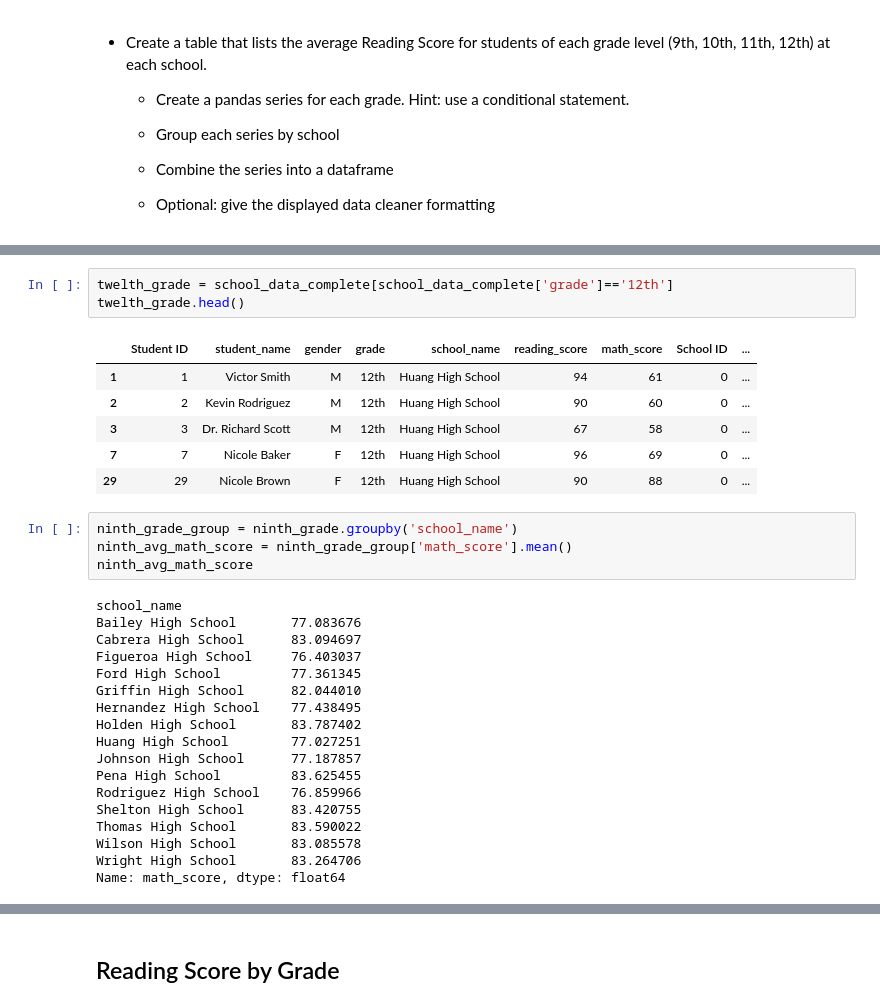
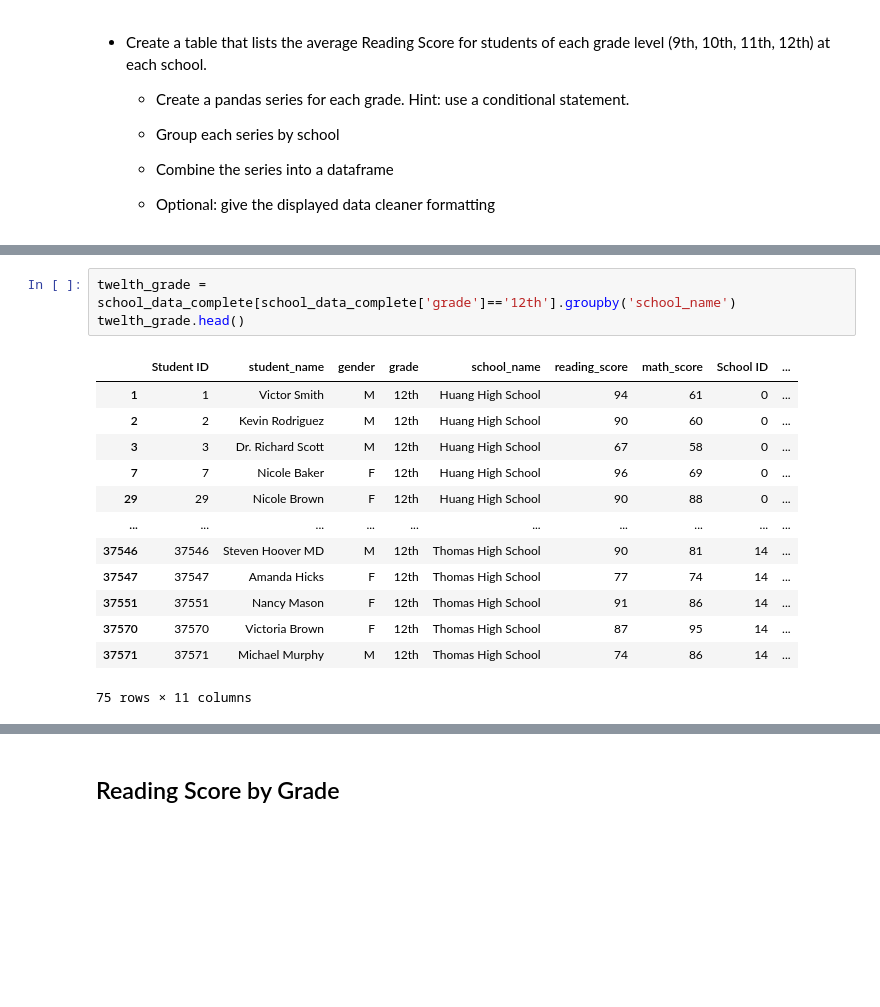
Before and after one commit to Patriotwo/pandas-challenge, a Jupyter notebook: PyCitySchools/PyCitySchools_starter.ipynb, the cells around one changed output, grey strips where cells are left out. Cells and saved outputs as stored; diff of their text form; blank space fills up the shorter version.

```diff
--- a/PyCitySchools/PyCitySchools_starter.ipynb
+++ b/PyCitySchools/PyCitySchools_starter.ipynb
@@ -331,32 +371,17 @@ eleventh_grade.head()
 # %%
-twelth_grade = school_data_complete[school_data_complete['grade']=='12th']
+twelth_grade = school_data_complete[school_data_complete['grade']=='12th'].groupby('school_name')
 twelth_grade.head()
 # %% [output]
 |  | Student ID | student_name | gender | grade | school_name | reading_score | math_score | School ID | ... |
 | 1 | 1 | Victor Smith | M | 12th | Huang High School | 94 | 61 | 0 | ... |
 | 2 | 2 | Kevin Rodriguez | M | 12th | Huang High School | 90 | 60 | 0 | ... |
 | 3 | 3 | Dr. Richard Scott | M | 12th | Huang High School | 67 | 58 | 0 | ... |
 | 7 | 7 | Nicole Baker | F | 12th | Huang High School | 96 | 69 | 0 | ... |
 | 29 | 29 | Nicole Brown | F | 12th | Huang High School | 90 | 88 | 0 | ... |
+| ... | ... | ... | ... | ... | ... | ... | ... | ... | ... |
+| 37546 | 37546 | Steven Hoover MD | M | 12th | Thomas High School | 90 | 81 | 14 | ... |
+| 37547 | 37547 | Amanda Hicks | F | 12th | Thomas High School | 77 | 74 | 14 | ... |
+| 37551 | 37551 | Nancy Mason | F | 12th | Thomas High School | 91 | 86 | 14 | ... |
+| 37570 | 37570 | Victoria Brown | F | 12th | Thomas High School | 87 | 95 | 14 | ... |
+| 37571 | 37571 | Michael Murphy | M | 12th | Thomas High School | 74 | 86 | 14 | ... |
+75 rows × 11 columns
-# %%
-ninth_grade_group = ninth_grade.groupby('school_name')
-ninth_avg_math_score = ninth_grade_group['math_score'].mean()
-ninth_avg_math_score
-# %% [output]
-school_name
-Bailey High School       77.083676
-Cabrera High School      83.094697
-Figueroa High School     76.403037
-Ford High School         77.361345
-Griffin High School      82.044010
-Hernandez High School    77.438495
-Holden High School       83.787402
-Huang High School        77.027251
-Johnson High School      77.187857
-Pena High School         83.625455
-Rodriguez High School    76.859966
-Shelton High School      83.420755
-Thomas High School       83.590022
-Wilson High School       83.085578
-Wright High School       83.264706
-Name: math_score, dtype: float64
```
Also changed, not shown: parts of 19 cells of this notebook, 1 other file.
